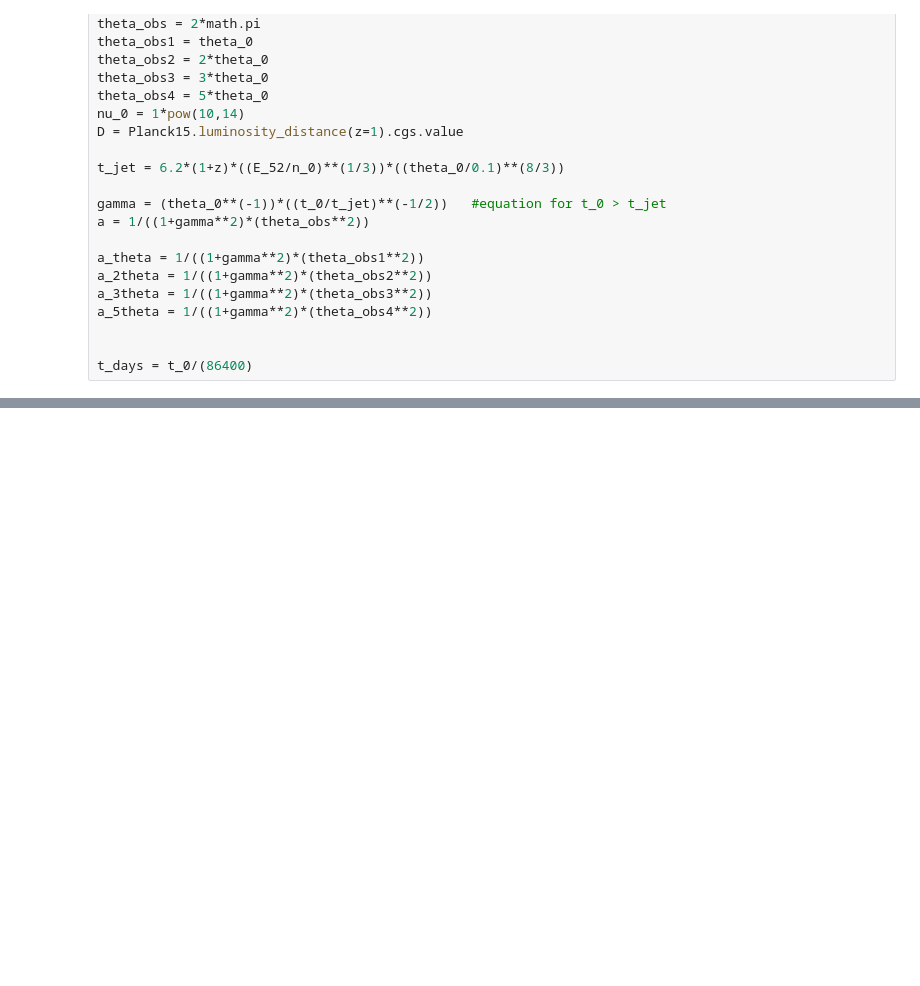
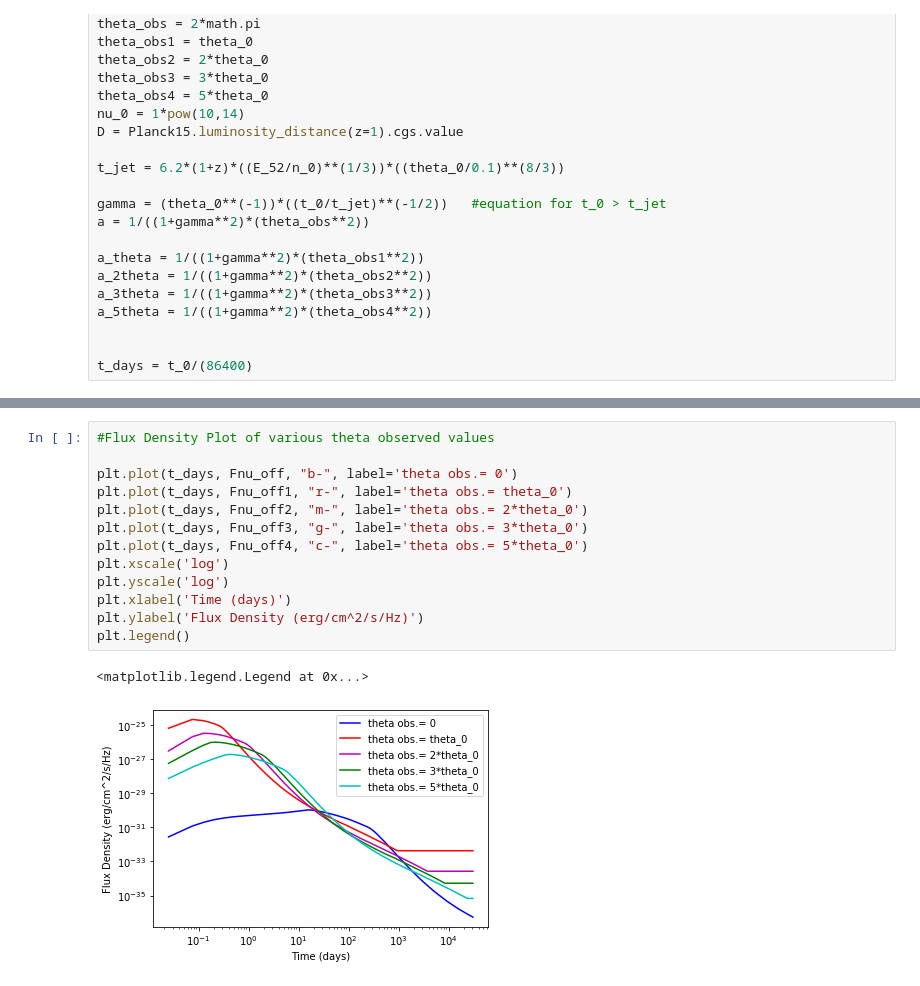
Before and after one commit to caitlin-king/summer-project, a Jupyter notebook: Off-Axis_curve_arbitrary_values.ipynb, the cells around one changed output, grey strips where cells are left out. Drawn from its saved outputs; the diff is of its cells as text; blank space fills up the shorter version.

```diff
--- a/Off-Axis_curve_arbitrary_values.ipynb
+++ b/Off-Axis_curve_arbitrary_values.ipynb
@@ -79,0 +78,16 @@ plt.legend()
+# %%
+#Flux Density Plot of various theta observed values
+
+plt.plot(t_days, Fnu_off, "b-", label='theta obs.= 0')
+plt.plot(t_days, Fnu_off1, "r-", label='theta obs.= theta_0')
+plt.plot(t_days, Fnu_off2, "m-", label='theta obs.= 2*theta_0')
+plt.plot(t_days, Fnu_off3, "g-", label='theta obs.= 3*theta_0')
+plt.plot(t_days, Fnu_off4, "c-", label='theta obs.= 5*theta_0')
+plt.xscale('log')
+plt.yscale('log')
+plt.xlabel('Time (days)')
+plt.ylabel('Flux Density (erg/cm^2/s/Hz)')
+plt.legend()
+# %% [output]
+<matplotlib.legend.Legend at 0x...>
+[figure, added]
```
Also changed, not shown: parts of 2 cells of this notebook.
